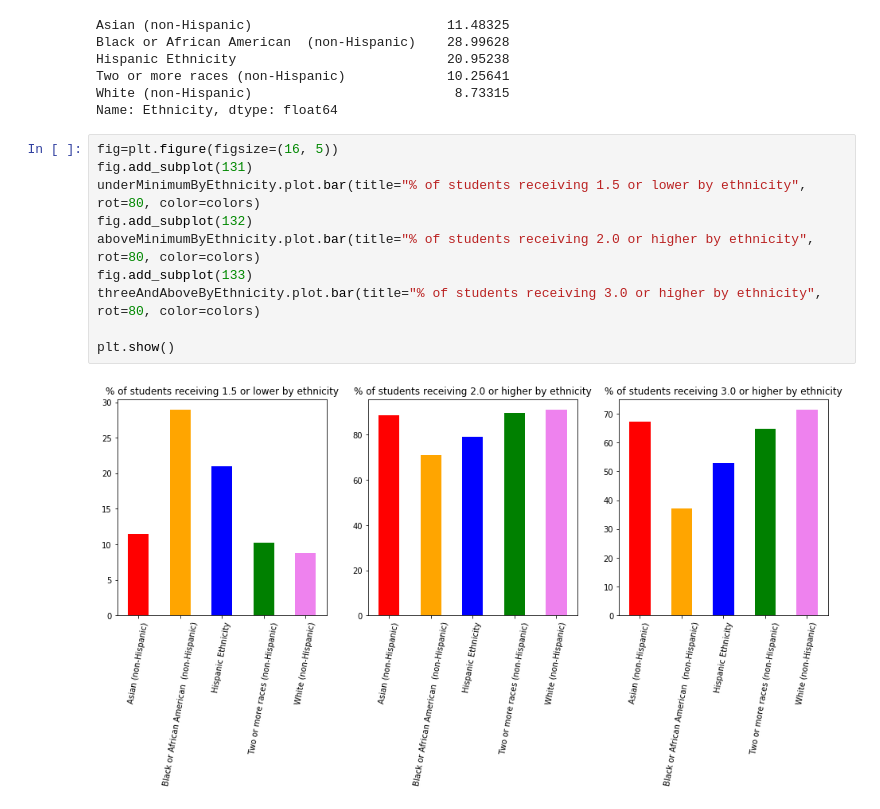
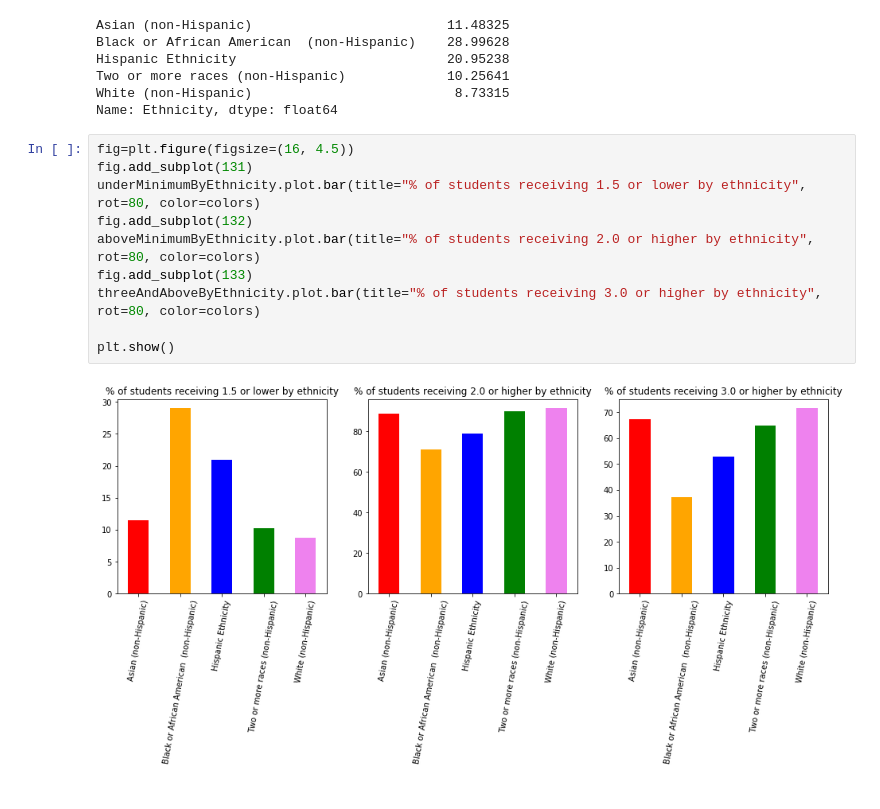
Before and after one commit to anair3007/gradeComparison, a Jupyter notebook: gradeComparison.ipynb, the cells around one changed output. Drawn from its saved outputs; the diff is of its cells as text.

```diff
--- a/gradeComparison.ipynb
+++ b/gradeComparison.ipynb
@@ -296,14 +288,14 @@ Two or more races (non-Hispanic)             10.25641
 White (non-Hispanic)                          8.73315
 Name: Ethnicity, dtype: float64
 # %%
-fig=plt.figure(figsize=(16, 5))
+fig=plt.figure(figsize=(16, 4.5))
 fig.add_subplot(131)
 underMinimumByEthnicity.plot.bar(title="% of students receiving 1.5 or lower by ethnicity", rot=80, color=colors)
 fig.add_subplot(132)
 aboveMinimumByEthnicity.plot.bar(title="% of students receiving 2.0 or higher by ethnicity", rot=80, color=colors)
 fig.add_subplot(133)
 threeAndAboveByEthnicity.plot.bar(title="% of students receiving 3.0 or higher by ethnicity", rot=80, color=colors)
 
 plt.show()
 # %% [output]
-[figure, old version]
+[figure, new version]
```
Also changed, not shown: parts of 2 cells of this notebook.
